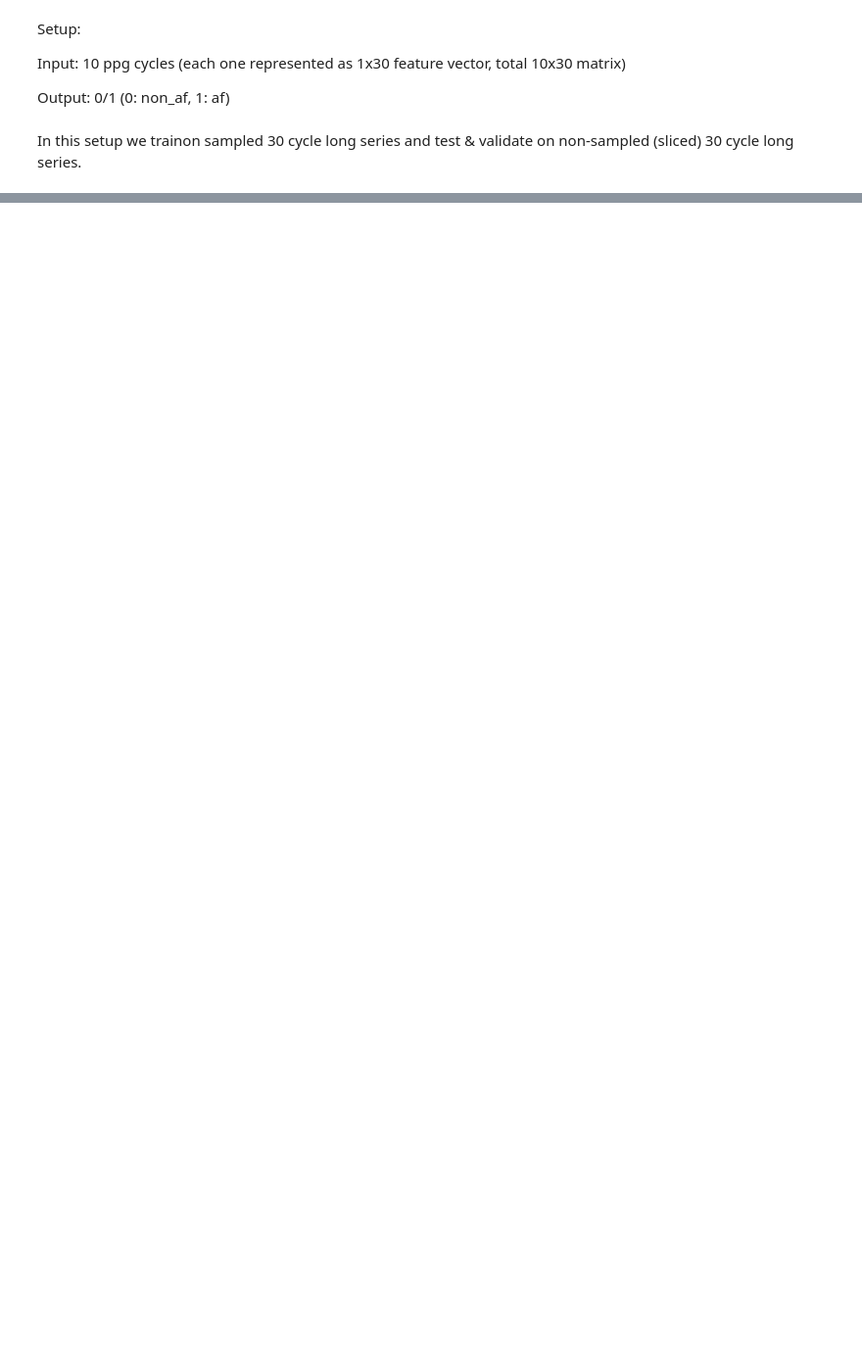
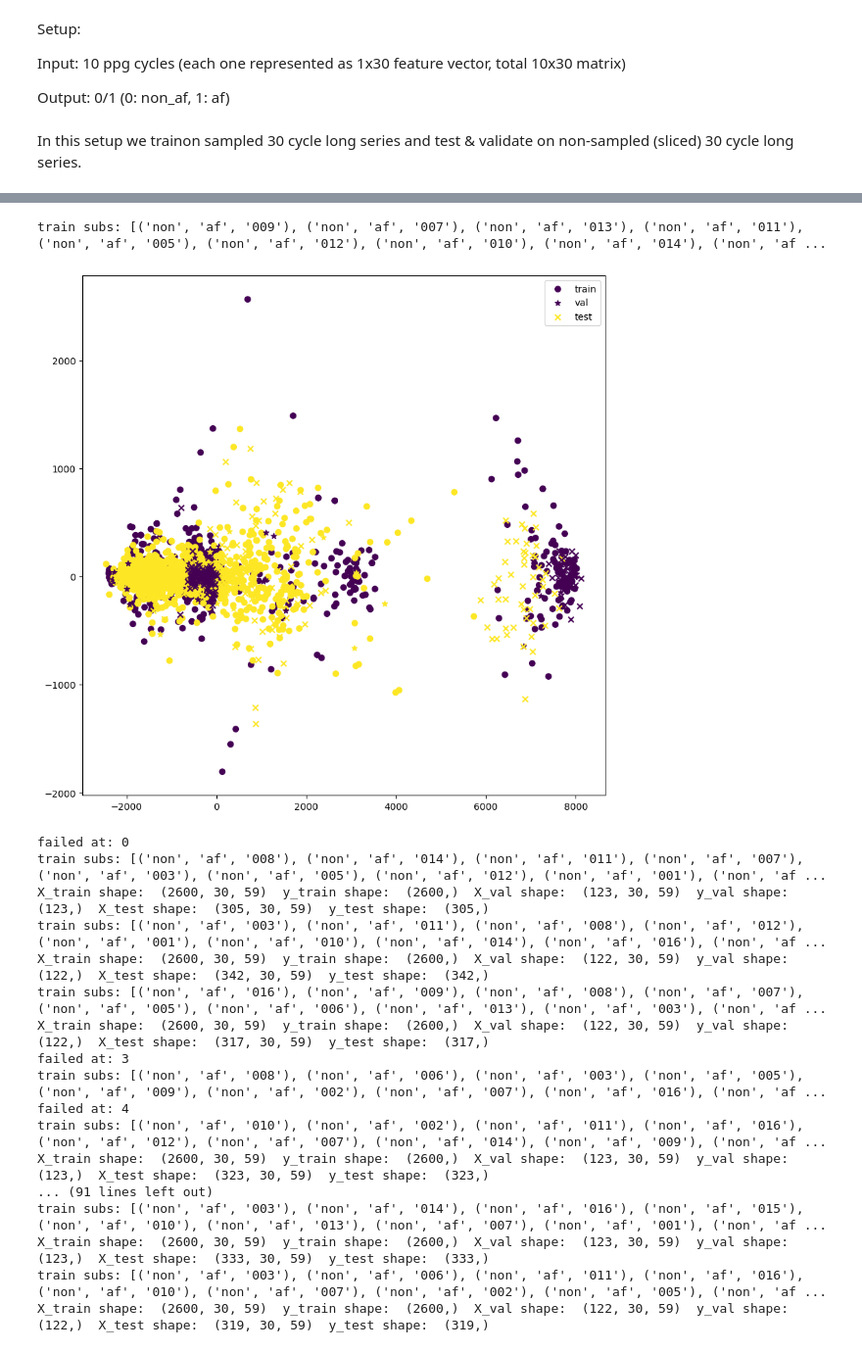
Before and after one commit to YoavMeiri/Atrial-Fibrillation-Detection-From-PPG, a Jupyter notebook: baseline_classic_ML.ipynb, the cells around one changed output, grey strips where cells are left out. Shown at 98% size. Drawn from its saved outputs; the diff is of its cells as text; code cells hidden in the pictures; blank space fills up the shorter version.

```diff
--- a/baseline_classic_ML.ipynb
+++ b/baseline_classic_ML.ipynb
@@ -444,0 +351,72 @@ results
+# %%
+
+B = 100# 1000 10 cycle long samples for each subject
+series_size = 30
+fs = 125
+add_hrv = True
+add_morph = True
+
+
+annot_files = sorted(glob.glob("/home/meiri.yoav/biomed_proj/data/annotated/*"))
+af_files = [f for f in annot_files if 'non' not in f]
+non_af_files = [f for f in annot_files if 'non' in f]
+
+names = [tuple(f.split('/')[-1].split('.')[0].split('_')[1:]) for f in annot_files]
+
+
+non_af_subs = [t  for t in list(names) if 'non' in t]
+af_subs = [t  for t in list(names) if 'non' not in t]
+
+
+different_train_test_split_num = 50
+classification_resaults_arr = []
+plot_pca_once = True
+for train_split_config in range(different_train_test_split_num):
+    try:
+    # sample an array of indexes from 0 to len(non_af_subs) - 1, and take the first 80% of the indexes for the train subs and the last 20% for the test subs
+        non_af_train_subs_idxs = np.random.choice(len(non_af_subs), int(len(non_af_subs)*0.8), replace=False)
+        af_train_subs_idxs = np.random.choice(len(af_subs), int(len(af_subs)*0.8), replace=False)
+        train_subs = [non_af_subs[i] for i in non_af_train_subs_idxs] + [af_subs[i] for i in af_train_subs_idxs]
+
+        test_subs = [t for t in list(names) if t not in train_subs]
+        # print train subs and test subs in the same line
+        print('train subs: ' + str(train_subs) + ' test subs: ' + str(test_subs))
+        subs_features = exctract_sub_features(train_subs, annot_files, add_hrv=add_hrv, add_morph=add_morph, B=B, series_size=series_size, fs=fs)
+        X_train, y_train, X_val, y_val, X_test, y_test, train_subs, test_subs = create_dataset(subs_features, train_subs, test_subs)
+        print('X_train shape: ', X_train.shape, ' y_train shape: ', y_train.shape, ' X_val shape: ', X_val.shape, ' y_val shape: ', y_val.shape, ' X_test shape: ', X_test.shape, ' y_test shape: ', y_test.shape)
+
+        if plot_pca_once:
+            plot_pca_once = False
+            plot_pca(X_train, X_val, X_test, y_train, y_val, y_test, train_subs, test_subs)
+
+        metrics, results = plot_classification_results(X_train, y_train, X_val, y_val, X_test, y_test, train_subs, test_subs)
+        classification_resaults_arr.append(results)
+    except:
+        if plot_pca_once:
+            plot_pca_once = False
+            plot_pca(X_train, X_val, X_test, y_train, y_val, y_test, train_subs, test_subs)
+        print('failed at: ' + str(train_split_config))
+        train_split_config -= 1
+
+# print("total number of train test splits: " + str(len(classification_resaults_arr)))
+# train_subs = non_af_subs[:int(len(non_af_subs)*0.8)] + af_subs[:int(len(af_subs)*0.8)]
+# %% [output]
+train subs: [('non', 'af', '009'), ('non', 'af', '007'), ('non', 'af', '013'), ('non', 'af', '011'), ('non', 'af', '005'), ('non', 'af', '012'), ('non', 'af', '010'), ('non', 'af', '014'), ('non', 'af ...
+[figure, added]
+failed at: 0
+train subs: [('non', 'af', '008'), ('non', 'af', '014'), ('non', 'af', '011'), ('non', 'af', '007'), ('non', 'af', '003'), ('non', 'af', '005'), ('non', 'af', '012'), ('non', 'af', '001'), ('non', 'af ...
+X_train shape:  (2600, 30, 59)  y_train shape:  (2600,)  X_val shape:  (123, 30, 59)  y_val shape:  (123,)  X_test shape:  (305, 30, 59)  y_test shape:  (305,)
+train subs: [('non', 'af', '003'), ('non', 'af', '011'), ('non', 'af', '008'), ('non', 'af', '012'), ('non', 'af', '001'), ('non', 'af', '010'), ('non', 'af', '014'), ('non', 'af', '016'), ('non', 'af ...
+X_train shape:  (2600, 30, 59)  y_train shape:  (2600,)  X_val shape:  (122, 30, 59)  y_val shape:  (122,)  X_test shape:  (342, 30, 59)  y_test shape:  (342,)
+train subs: [('non', 'af', '016'), ('non', 'af', '009'), ('non', 'af', '008'), ('non', 'af', '007'), ('non', 'af', '005'), ('non', 'af', '006'), ('non', 'af', '013'), ('non', 'af', '003'), ('non', 'af ...
+X_train shape:  (2600, 30, 59)  y_train shape:  (2600,)  X_val shape:  (122, 30, 59)  y_val shape:  (122,)  X_test shape:  (317, 30, 59)  y_test shape:  (317,)
+failed at: 3
+train subs: [('non', 'af', '008'), ('non', 'af', '006'), ('non', 'af', '003'), ('non', 'af', '005'), ('non', 'af', '009'), ('non', 'af', '002'), ('non', 'af', '007'), ('non', 'af', '016'), ('non', 'af ...
+failed at: 4
+train subs: [('non', 'af', '010'), ('non', 'af', '002'), ('non', 'af', '011'), ('non', 'af', '016'), ('non', 'af', '012'), ('non', 'af', '007'), ('non', 'af', '014'), ('non', 'af', '009'), ('non', 'af ...
+X_train shape:  (2600, 30, 59)  y_train shape:  (2600,)  X_val shape:  (123, 30, 59)  y_val shape:  (123,)  X_test shape:  (323, 30, 59)  y_test shape:  (323,)
+... (91 lines left out)
+train subs: [('non', 'af', '003'), ('non', 'af', '014'), ('non', 'af', '016'), ('non', 'af', '015'), ('non', 'af', '010'), ('non', 'af', '013'), ('non', 'af', '007'), ('non', 'af', '001'), ('non', 'af ...
+X_train shape:  (2600, 30, 59)  y_train shape:  (2600,)  X_val shape:  (123, 30, 59)  y_val shape:  (123,)  X_test shape:  (333, 30, 59)  y_test shape:  (333,)
+train subs: [('non', 'af', '003'), ('non', 'af', '006'), ('non', 'af', '011'), ('non', 'af', '016'), ('non', 'af', '010'), ('non', 'af', '007'), ('non', 'af', '002'), ('non', 'af', '005'), ('non', 'af ...
+X_train shape:  (2600, 30, 59)  y_train shape:  (2600,)  X_val shape:  (122, 30, 59)  y_val shape:  (122,)  X_test shape:  (319, 30, 59)  y_test shape:  (319,)
```
Also changed, not shown: parts of 8 cells of this notebook, 7 other files.
